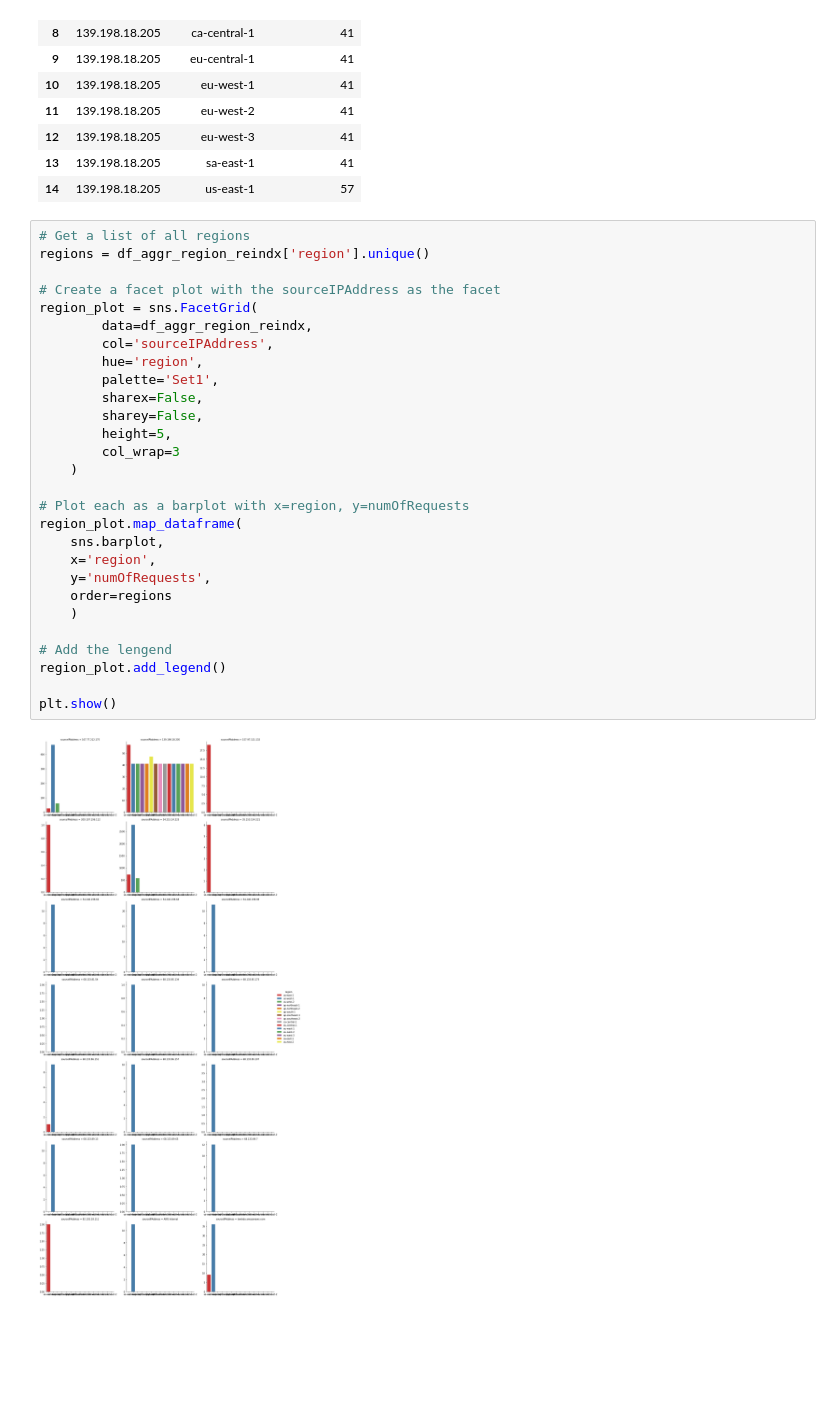
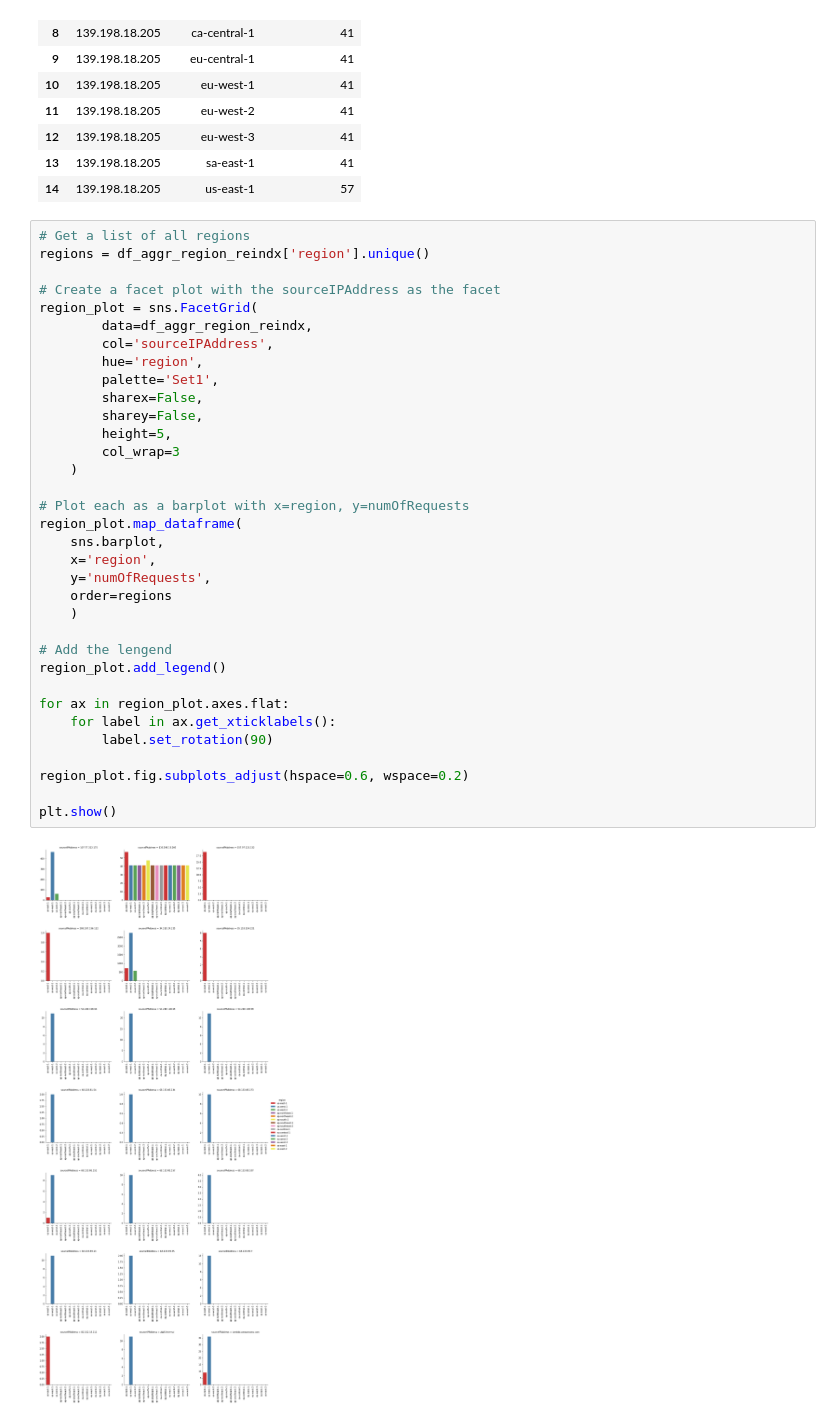
Before and after one commit to companion-cube-lead/Splunk-Data-Science-USF-Team2, a Jupyter notebook: Exploration_Cloudtrail_files/jupyter_python_analysis/analysis_4_region.ipynb, the cells around one changed output. Saved outputs shown, nothing was run; the diff lists cells and outputs as text; blank space fills up the shorter version.

```diff
--- a/Exploration_Cloudtrail_files/jupyter_python_analysis/analysis_4_region.ipynb
+++ b/Exploration_Cloudtrail_files/jupyter_python_analysis/analysis_4_region.ipynb
@@ -166,30 +185,36 @@ df_aggr_region_reindx.head(15)
 # %%
 # Get a list of all regions
 regions = df_aggr_region_reindx['region'].unique()
 
 # Create a facet plot with the sourceIPAddress as the facet
 region_plot = sns.FacetGrid(
         data=df_aggr_region_reindx,
         col='sourceIPAddress',
         hue='region',
         palette='Set1',
         sharex=False,
         sharey=False,
         height=5,
         col_wrap=3
     )
 
 # Plot each as a barplot with x=region, y=numOfRequests
 region_plot.map_dataframe(
     sns.barplot,
     x='region',
     y='numOfRequests',
     order=regions
     )
 
 # Add the lengend
 region_plot.add_legend()
 
+for ax in region_plot.axes.flat:
+    for label in ax.get_xticklabels():
+        label.set_rotation(90)
+
+region_plot.fig.subplots_adjust(hspace=0.6, wspace=0.2)
+
 plt.show()
 # %% [output]
-[figure, old version]
+[figure, new version]
```
Also changed, not shown: parts of 2 cells of this notebook, 1 other file.
